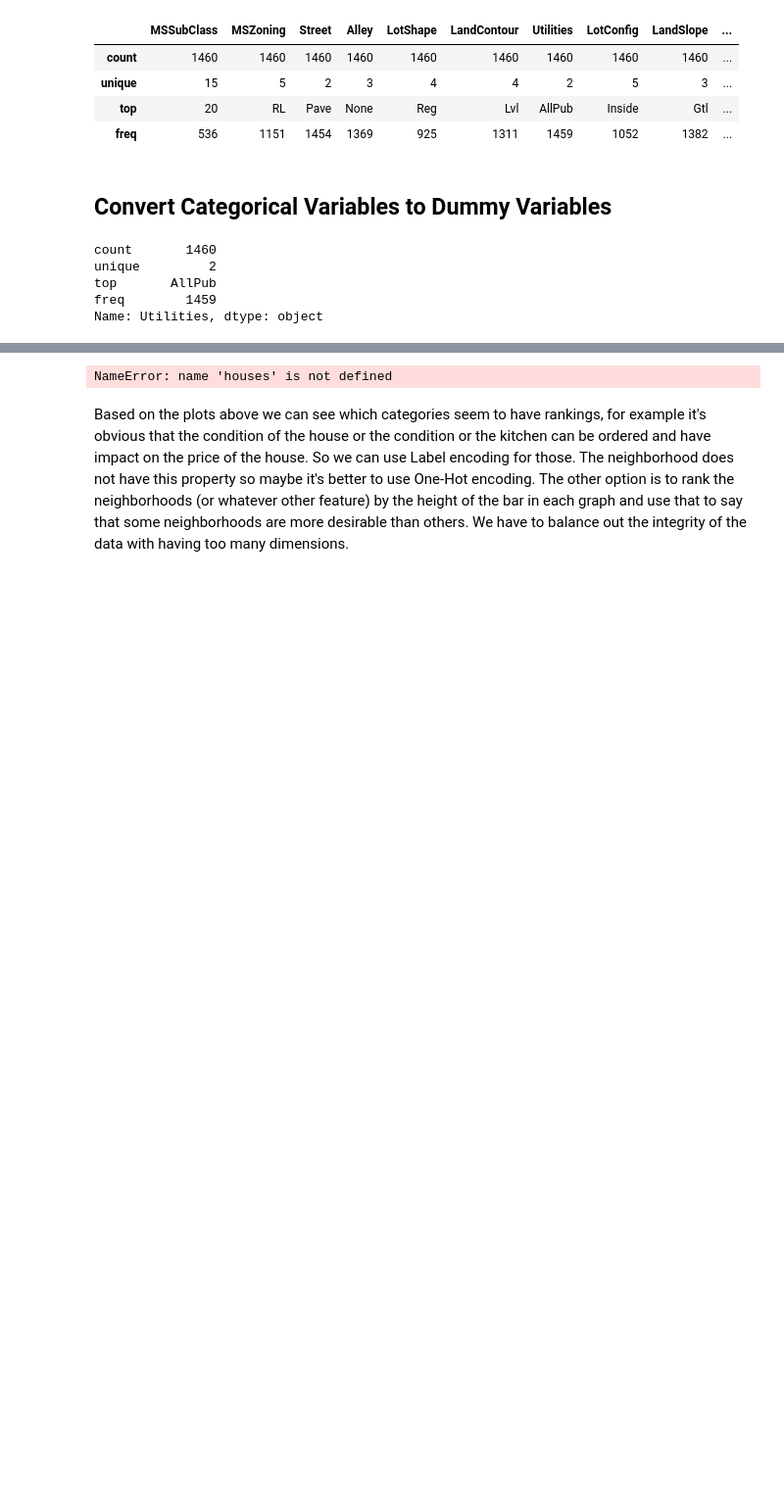
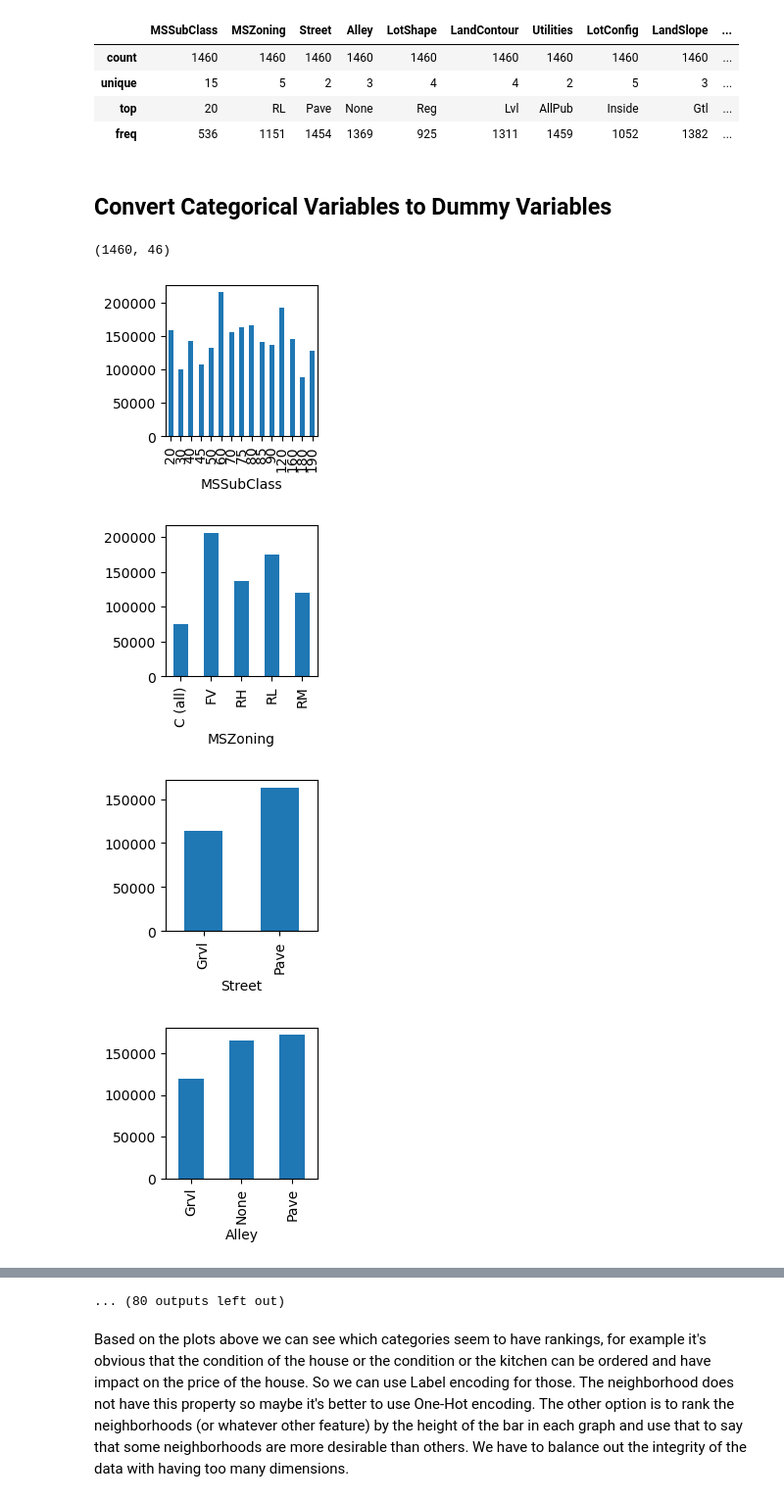
Before and after one commit to JonathanGalvanB/House-prices---Erdos-Institute-DS-Bootcamp-2024, a Jupyter notebook: Notebooks/data_cleaning.ipynb, the cells around one changed output, grey strips where cells are left out. Shown at 98% size. Saved outputs shown, nothing was run; the diff lists cells and outputs as text; code cells hidden in the pictures; blank space fills up the shorter version.

```diff
--- a/Notebooks/data_cleaning.ipynb
+++ b/Notebooks/data_cleaning.ipynb
@@ -338,20 +334,25 @@ houses.describe(include='object')
 | freq | 536 | 1151 | 1454 | 1369 | 925 | 1311 | 1459 | 1052 | 1382 | ... |
 # %% [markdown]
 ## Convert Categorical Variables to Dummy Variables
-# %%
-houses['Utilities'].describe()
-# %% [output]
-count       1460
-unique         2
-top       AllPub
-freq        1459
-Name: Utilities, dtype: object
+# %%
+houses_categorical_cols = houses.select_dtypes(exclude='number')
+# %% [output]
+(1460, 46)
 # %%
 import matplotlib.pyplot as plt
 
-houses_categorical_cols = houses.select_dtypes(exclude='number')
+a = 'SaleCondition'
+
 for col in houses_categorical_cols:
-    houses.groupby(col)['SalePrice'].median().plot(kind='bar')
+
+    houses.groupby(col)['SalePrice'].median().plot(kind='bar',figsize=(2,2))
+    plt.show()
+
+for col in houses_categorical_cols:
     houses.plot(x=col,y='SalePrice', kind='scatter')
     plt.show()
 # %% [output]
+[figure, added]
+[figure, added]
+[figure, added]
+[figure, added]
@@ -358,4 +367,4 @@ for col in houses_categorical_cols:
-NameError: name 'houses' is not defined
+... (80 outputs left out)
 # %% [markdown]
 Based on the plots above we can see which categories seem to have rankings, for example it's obvious that the condition of the house or the condition or the kitchen can be ordered and have impact on the price of the house. So we can use Label encoding for those. The neighborhood does not have this property so maybe it's better to use One-Hot encoding. The other option is to rank the neighborhoods (or whatever other feature) by the height of the bar in each graph and use that to say that some neighborhoods are more desirable than others. We have to balance out the integrity of the data with having too many dimensions.
 # %%
```
Also changed, not shown: parts of 6 cells of this notebook.
